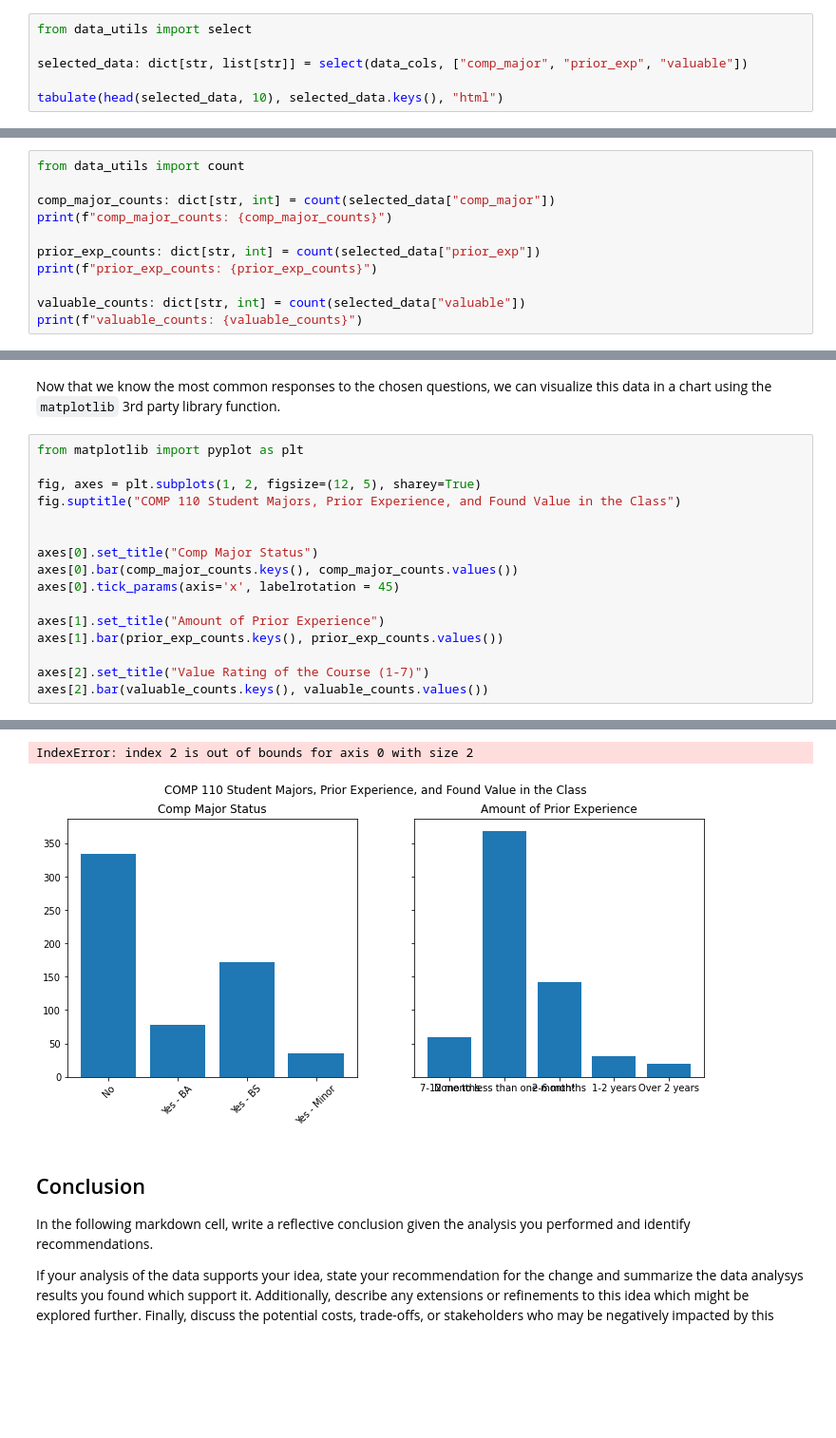
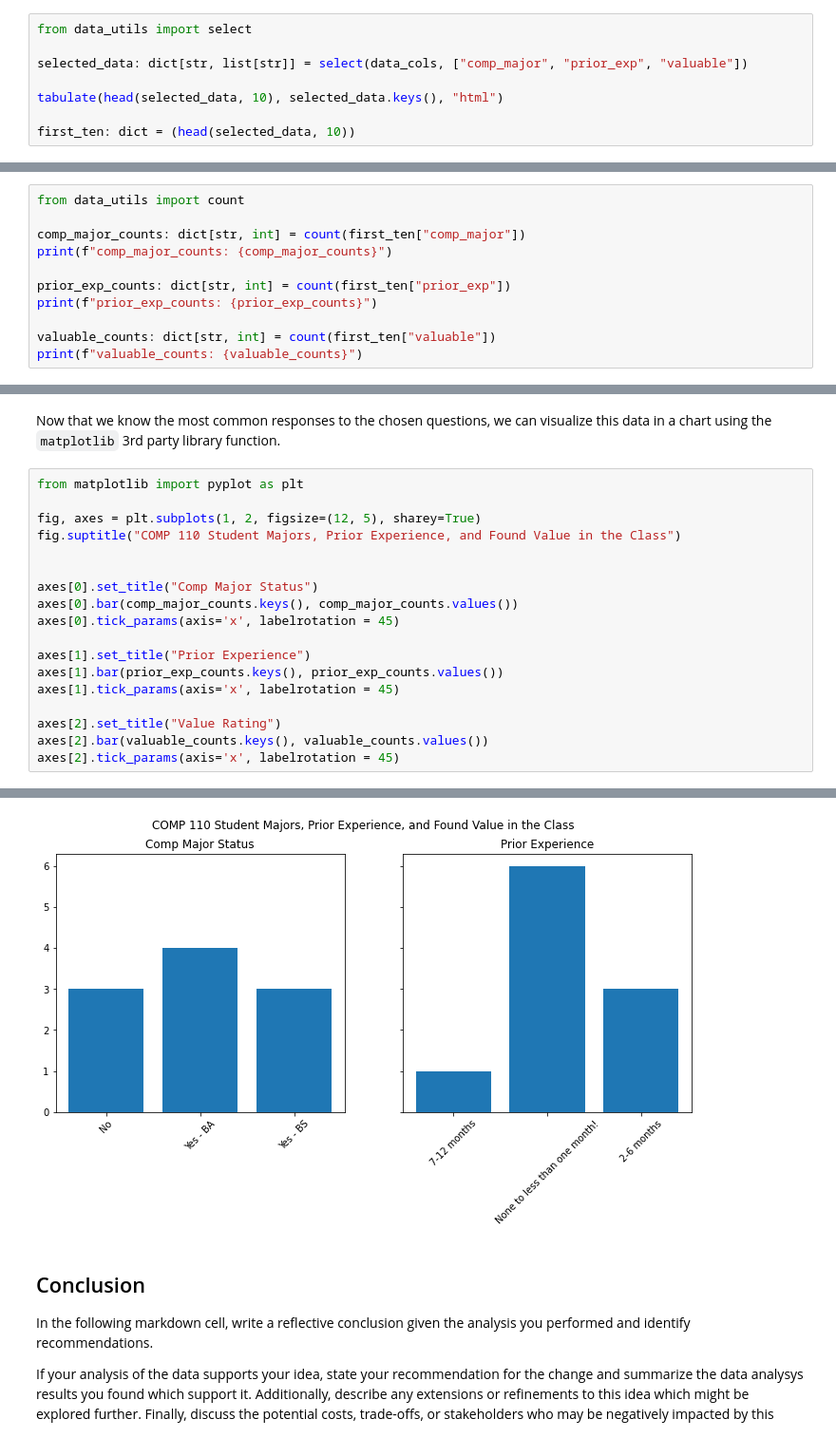
Before and after one commit to comp110-22s/comp110-22s-workspace, a Jupyter notebook: exercises/ex08/analysis.ipynb, the cells around one changed output, grey strips where cells are left out. Shown at 95% size. Cells and saved outputs as stored; diff of their text form; blank space fills up the shorter version.

```diff
--- a/exercises/ex08/analysis.ipynb
+++ b/exercises/ex08/analysis.ipynb
@@ -139,3 +139,5 @@ from data_utils import select
 selected_data: dict[str, list[str]] = select(data_cols, ["comp_major", "prior_exp", "valuable"])
 
 tabulate(head(selected_data, 10), selected_data.keys(), "html")
+
+first_ten: dict = (head(selected_data, 10))
@@ -156,12 +146,12 @@ Now that we have selected the data of interest, we can find the number of instan
 # %%
 from data_utils import count
 
-comp_major_counts: dict[str, int] = count(selected_data["comp_major"])
+comp_major_counts: dict[str, int] = count(first_ten["comp_major"])
 print(f"comp_major_counts: {comp_major_counts}")
 
-prior_exp_counts: dict[str, int] = count(selected_data["prior_exp"])
+prior_exp_counts: dict[str, int] = count(first_ten["prior_exp"])
 print(f"prior_exp_counts: {prior_exp_counts}")
 
-valuable_counts: dict[str, int] = count(selected_data["valuable"])
+valuable_counts: dict[str, int] = count(first_ten["valuable"])
 print(f"valuable_counts: {valuable_counts}")
 # %% [output]
@@ -199,9 +188,11 @@ axes[0].set_title("Comp Major Status")
 axes[0].bar(comp_major_counts.keys(), comp_major_counts.values())
 axes[0].tick_params(axis='x', labelrotation = 45)
 
-axes[1].set_title("Amount of Prior Experience")
+axes[1].set_title("Prior Experience")
 axes[1].bar(prior_exp_counts.keys(), prior_exp_counts.values())
+axes[1].tick_params(axis='x', labelrotation = 45)
 
-axes[2].set_title("Value Rating of the Course (1-7)")
+axes[2].set_title("Value Rating")
 axes[2].bar(valuable_counts.keys(), valuable_counts.values())
+axes[2].tick_params(axis='x', labelrotation = 45)
 # %% [output]
@@ -225,5 +200,4 @@ SyntaxError: invalid syntax
-IndexError: index 2 is out of bounds for axis 0 with size 2
-[figure, old version]
+[figure, new version]
 # %% [markdown]
 ## Conclusion
 
```
Also changed, not shown: parts of 5 cells of this notebook, 1 other file.
